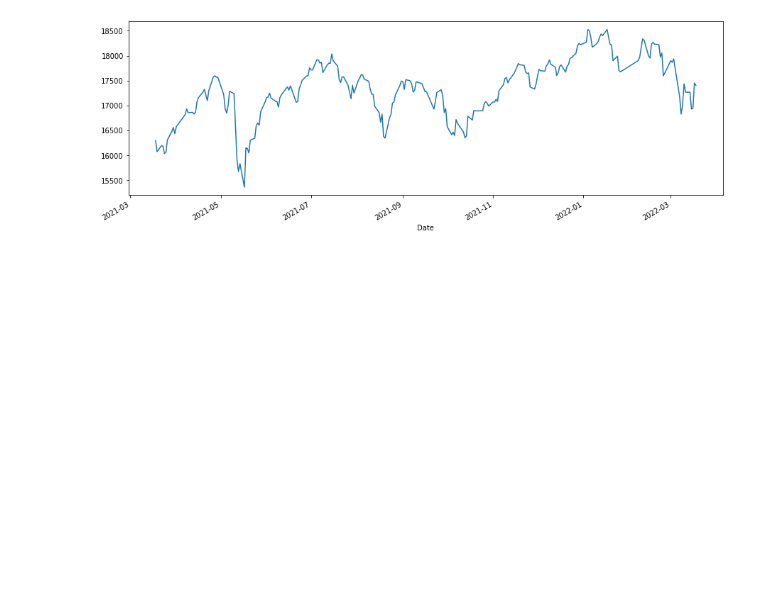
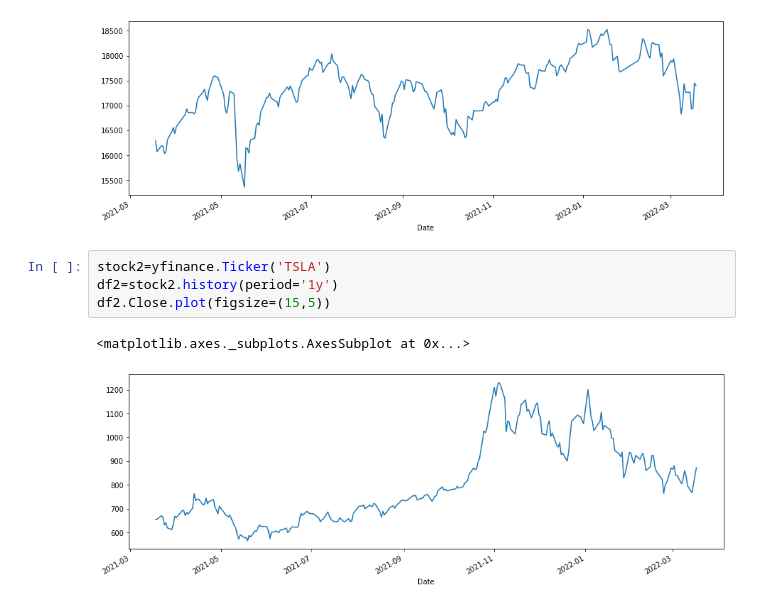
Before and after one commit to tewei0328/teach-visulization, a Jupyter notebook: viz1_yfinance_plot.ipynb, the cells around one changed output. Drawn from its saved outputs; the diff is of its cells as text; blank space fills up the shorter version.

```diff
--- a/viz1_yfinance_plot.ipynb
+++ b/viz1_yfinance_plot.ipynb
@@ -37,3 +37,10 @@ df1.Close.plot(figsize=(15,5))
 # %% [output]
 <matplotlib.axes._subplots.AxesSubplot at 0x...>
 [figure]
+# %%
+stock2=yfinance.Ticker('TSLA')
+df2=stock2.history(period='1y')
+df2.Close.plot(figsize=(15,5))
+# %% [output]
+<matplotlib.axes._subplots.AxesSubplot at 0x...>
+[figure, added]
```
